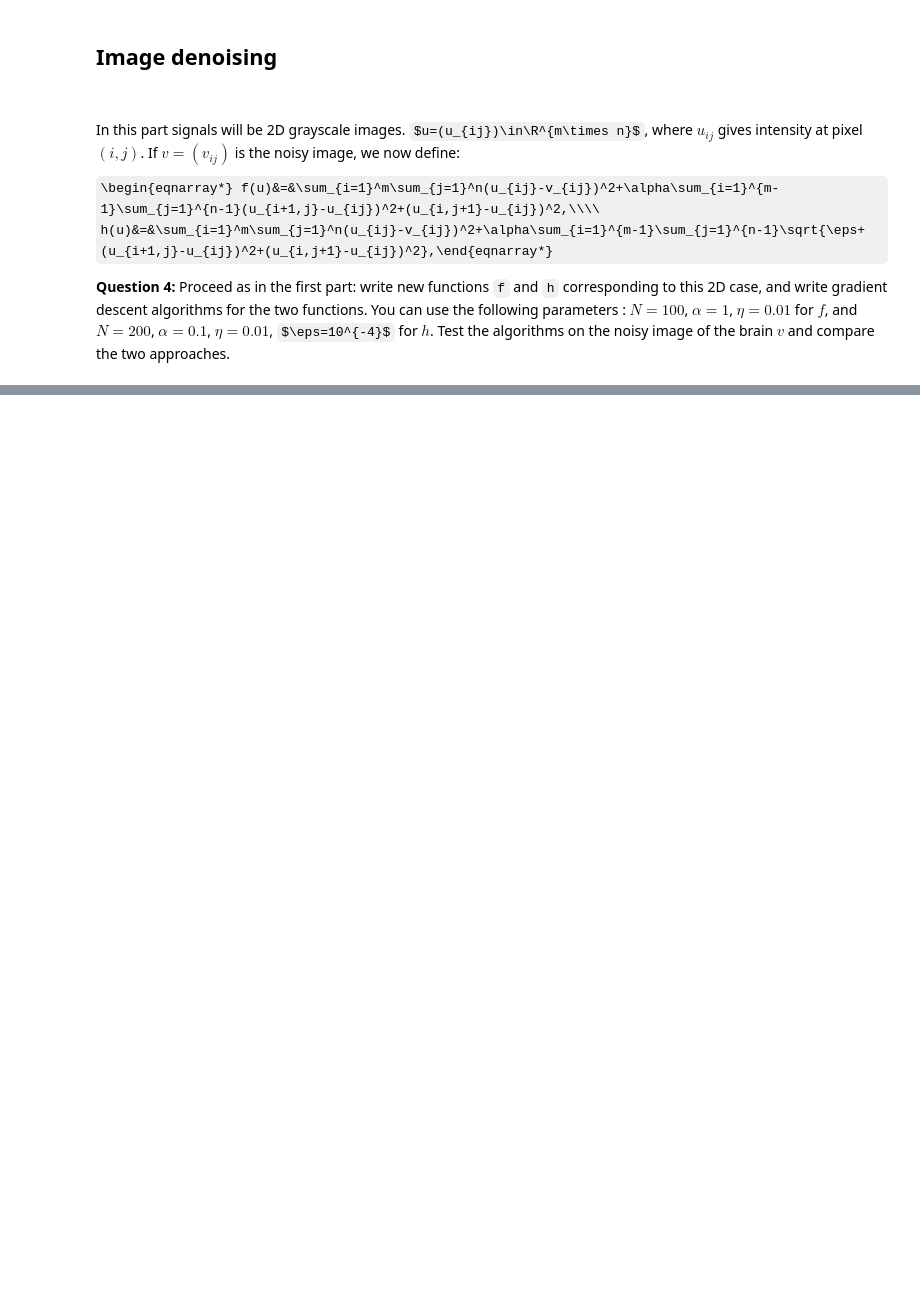
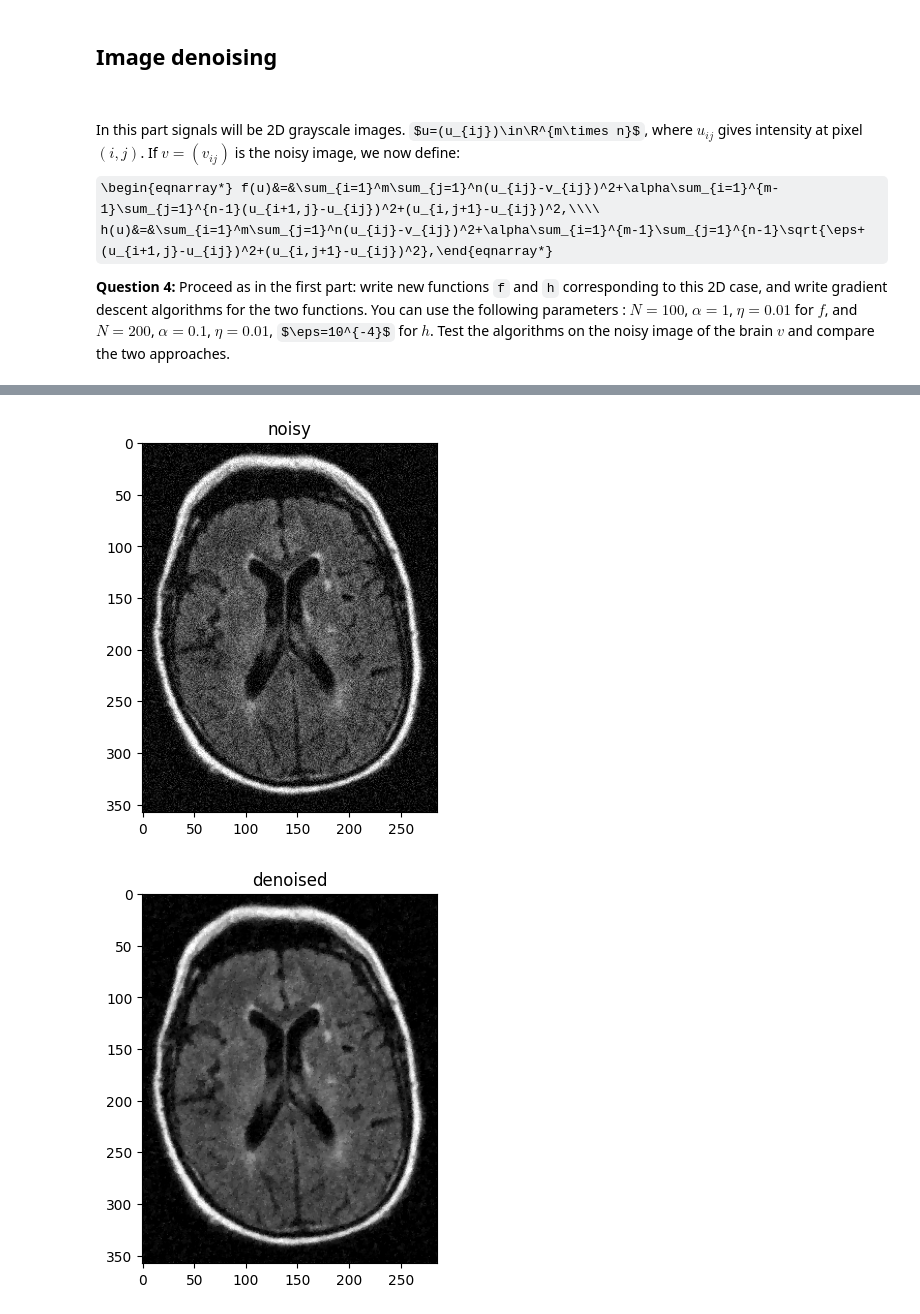
Before and after one commit to joanglaunes/BME_Math_Advanced, a Jupyter notebook: Practical1_session.ipynb, the cells around one changed output, grey strips where cells are left out. Cells and saved outputs as stored; diff of their text form; code cells hidden in the pictures; some formulas as TeX source; blank space fills up the shorter version.

```diff
--- a/Practical1_session.ipynb
+++ b/Practical1_session.ipynb
@@ -219,22 +227,29 @@ plt.plot(values_f);
 # %%
 def h(u,v,alpha,epsilon):
-    ### to do ###
+    return np.sum((u-v)**2) + alpha * np.sum(np.sqrt(epsilon+np.diff(u,axis=0)[:,:-1]**2+np.diff(u,axis=1)[:-1,:]**2))
 
 # parameters
 N = 200
 alpha = 0.1
 epsilon = 1e-4
 eta = 0.01
 
 # gradient descent
-### to do ###
+u = v
+values_h = np.zeros(N)
+for k in range(N):
+  u = u - eta * grad(h)(u,v,alpha,epsilon)
+  values_h[k] = h(u,v,alpha,epsilon)
 
 # display images
 plt.imshow(v, cmap='gray', vmin=0, vmax=1)
 plt.title('noisy')
 plt.show()
 plt.imshow(u, cmap='gray', vmin=0, vmax=1)
 plt.title('denoised')
 plt.show()
 
 plt.plot(values_h);
+# %% [output]
+[figure, added]
+[figure, added]
```
Also changed, not shown: parts of 8 cells of this notebook.
